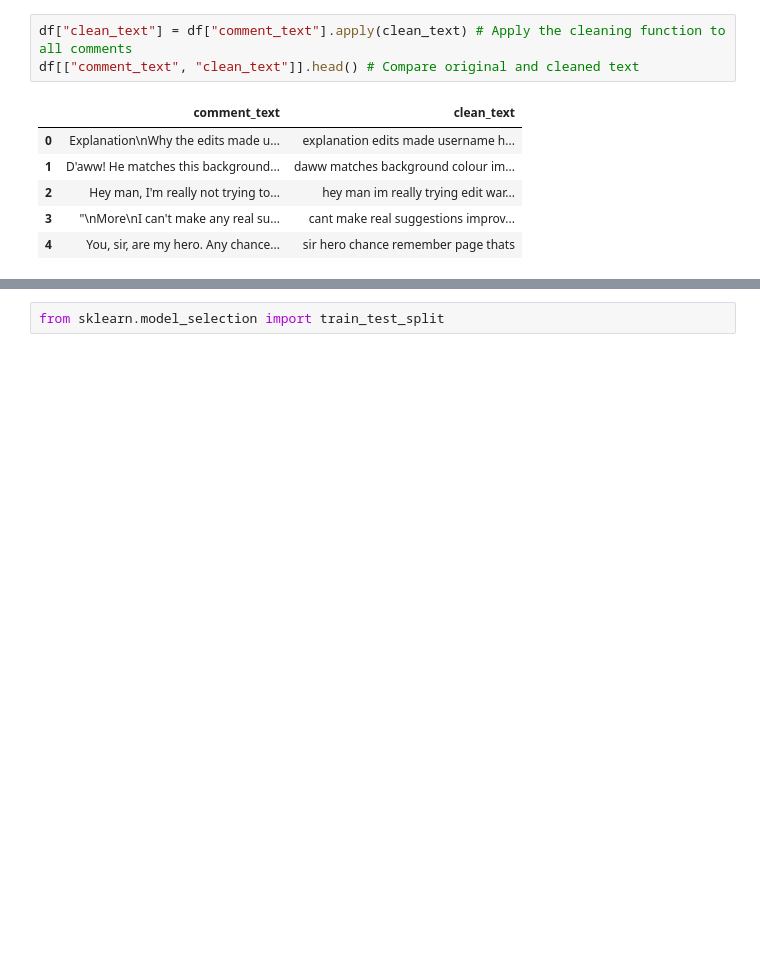
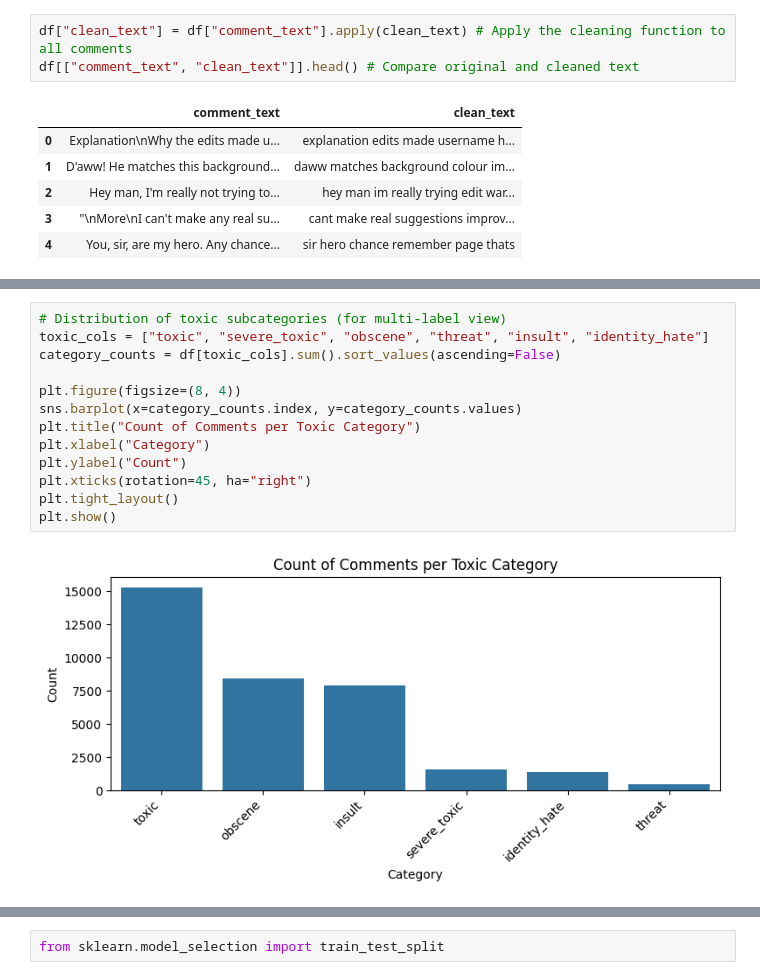
Before and after one commit to jasrulete/toxic-comment-detector, a Jupyter notebook: notebooks/toxic_comment_training.ipynb, the cells around one changed output, grey strips where cells are left out. Drawn from its saved outputs; the diff is of its cells as text; blank space fills up the shorter version.

```diff
--- a/notebooks/toxic_comment_training.ipynb
+++ b/notebooks/toxic_comment_training.ipynb
@@ -72,0 +130,15 @@ df[["comment_text", "clean_text"]].head() # Compare original and cleaned text
+# %%
+# Distribution of toxic subcategories (for multi-label view)
+toxic_cols = ["toxic", "severe_toxic", "obscene", "threat", "insult", "identity_hate"]
+category_counts = df[toxic_cols].sum().sort_values(ascending=False)
+
+plt.figure(figsize=(8, 4))
+sns.barplot(x=category_counts.index, y=category_counts.values)
+plt.title("Count of Comments per Toxic Category")
+plt.xlabel("Category")
+plt.ylabel("Count")
+plt.xticks(rotation=45, ha="right")
+plt.tight_layout()
+plt.show()
+# %% [output]
+[figure, added]
```
Also changed, not shown: parts of 13 cells of this notebook, 2 other files.
